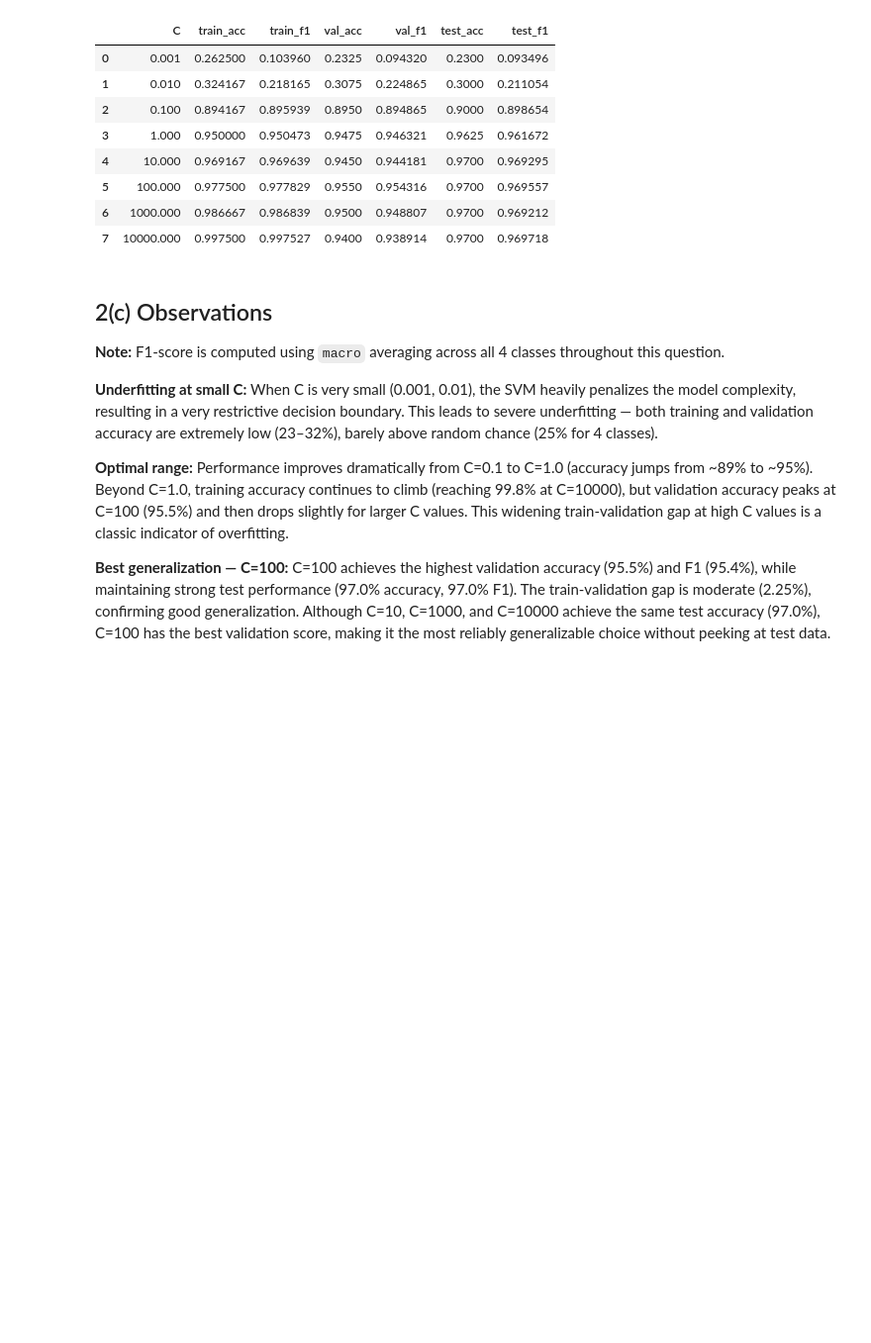
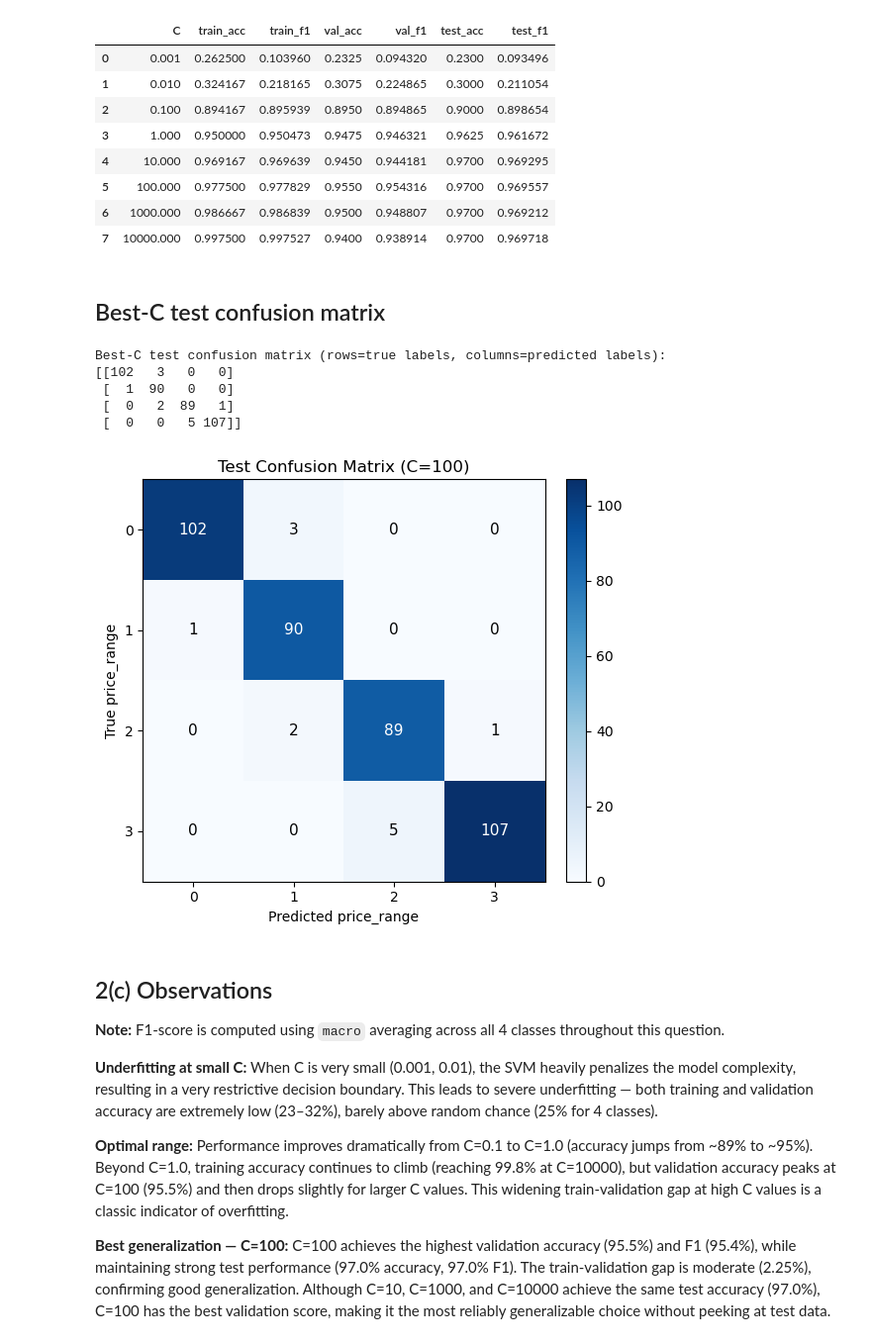
Before and after one commit to RaisoLiu/DM2026-Assignment-2, a Jupyter notebook: Q2_SVM.ipynb, the cells around one changed output. Shown at 99% size. Drawn from its saved outputs; the diff is of its cells as text; code cells hidden in the pictures; blank space fills up the shorter version.

Commit message:
strengthen assignment 2 analysis

```diff
--- a/Q2_SVM.ipynb
+++ b/Q2_SVM.ipynb
@@ -154,6 +154,44 @@ Full results table:
 | 5 | 100.000 | 0.977500 | 0.977829 | 0.9550 | 0.954316 | 0.9700 | 0.969557 |
 | 6 | 1000.000 | 0.986667 | 0.986839 | 0.9500 | 0.948807 | 0.9700 | 0.969212 |
 | 7 | 10000.000 | 0.997500 | 0.997527 | 0.9400 | 0.938914 | 0.9700 | 0.969718 |
+# %% [markdown]
+## Best-C test confusion matrix
+# %%
+# Class-level error analysis for the validation-selected model
+best_svc = SVC(C=best_C, kernel='rbf', gamma='scale', random_state=42)
+best_svc.fit(X_train, y_train)
+y_test_pred = best_svc.predict(X_test)
+cm = confusion_matrix(y_test, y_test_pred, labels=[0, 1, 2, 3])
+
+print('Best-C test confusion matrix (rows=true labels, columns=predicted labels):')
+print(cm)
+
+fig, ax = plt.subplots(figsize=(6, 5))
+im = ax.imshow(cm, cmap='Blues')
+ax.set_title(f'Test Confusion Matrix (C={best_C:g})')
+ax.set_xlabel('Predicted price_range')
+ax.set_ylabel('True price_range')
+ax.set_xticks(range(4))
+ax.set_yticks(range(4))
+ax.set_xticklabels([0, 1, 2, 3])
+ax.set_yticklabels([0, 1, 2, 3])
+
+for i in range(cm.shape[0]):
+    for j in range(cm.shape[1]):
+        color = 'white' if cm[i, j] > cm.max() / 2 else 'black'
+        ax.text(j, i, cm[i, j], ha='center', va='center', color=color, fontsize=11)
+
+fig.colorbar(im, ax=ax, fraction=0.046, pad=0.04)
+plt.tight_layout()
+plt.savefig('report/figures/q2_confusion_matrix.png', dpi=150, bbox_inches='tight')
+plt.show()
+# %% [output]
+Best-C test confusion matrix (rows=true labels, columns=predicted labels):
+[[102   3   0   0]
+ [  1  90   0   0]
+ [  0   2  89   1]
+ [  0   0   5 107]]
+[figure, added]
 # %% [markdown]
 ## 2(c) Observations
 
```
Also changed, not shown: parts of 1 cell of this notebook, 13 other files.
